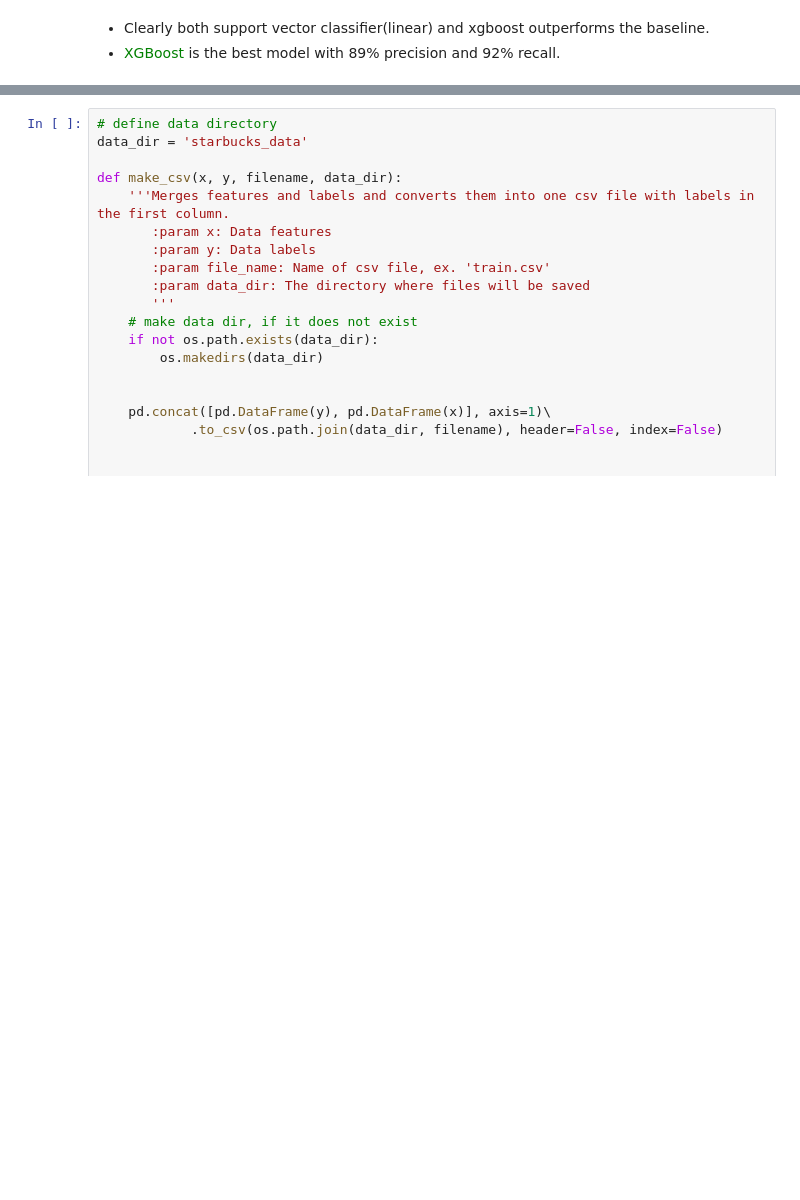
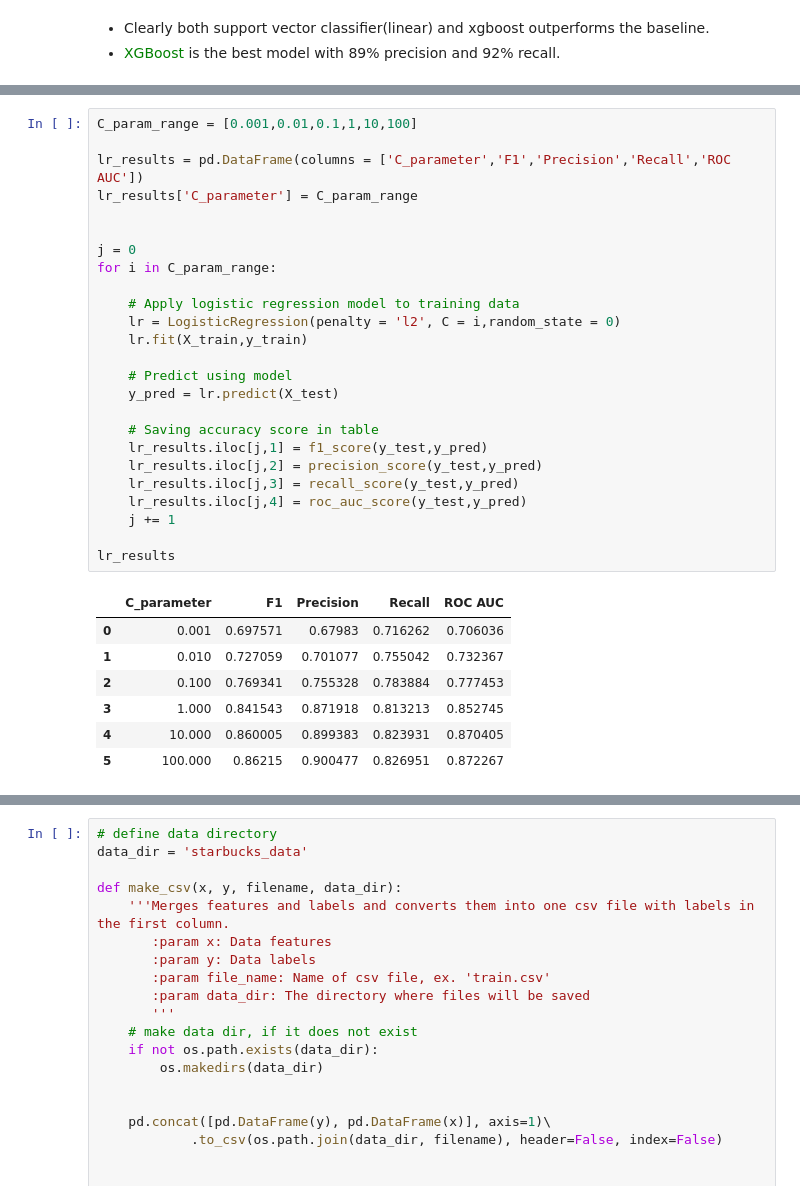
Before and after one commit to rupalisinha23/Starbucks_Capstone, a Jupyter notebook: 3. model_building_and_evaluation.ipynb, the cells around one changed output, grey strips where cells are left out. Cells and saved outputs as stored; diff of their text form; blank space fills up the shorter version.

```diff
--- a/3. model_building_and_evaluation.ipynb
+++ b/3. model_building_and_evaluation.ipynb
@@ -153,0 +166,33 @@ results
+# %%
+C_param_range = [0.001,0.01,0.1,1,10,100]
+
+lr_results = pd.DataFrame(columns = ['C_parameter','F1','Precision','Recall','ROC AUC'])
+lr_results['C_parameter'] = C_param_range
+
+
+j = 0
+for i in C_param_range:
+
+    # Apply logistic regression model to training data
+    lr = LogisticRegression(penalty = 'l2', C = i,random_state = 0)
+    lr.fit(X_train,y_train)
+
+    # Predict using model
+    y_pred = lr.predict(X_test)
+
+    # Saving accuracy score in table
+    lr_results.iloc[j,1] = f1_score(y_test,y_pred)
+    lr_results.iloc[j,2] = precision_score(y_test,y_pred)
+    lr_results.iloc[j,3] = recall_score(y_test,y_pred)
+    lr_results.iloc[j,4] = roc_auc_score(y_test,y_pred)
+    j += 1
+
+lr_results
+# %% [output]
+|  | C_parameter | F1 | Precision | Recall | ROC AUC |
+| 0 | 0.001 | 0.697571 | 0.67983 | 0.716262 | 0.706036 |
+| 1 | 0.010 | 0.727059 | 0.701077 | 0.755042 | 0.732367 |
+| 2 | 0.100 | 0.769341 | 0.755328 | 0.783884 | 0.777453 |
+| 3 | 1.000 | 0.841543 | 0.871918 | 0.813213 | 0.852745 |
+| 4 | 10.000 | 0.860005 | 0.899383 | 0.823931 | 0.870405 |
+| 5 | 100.000 | 0.86215 | 0.900477 | 0.826951 | 0.872267 |
```
Also changed, not shown: parts of 10 cells of this notebook, 7 other files.
